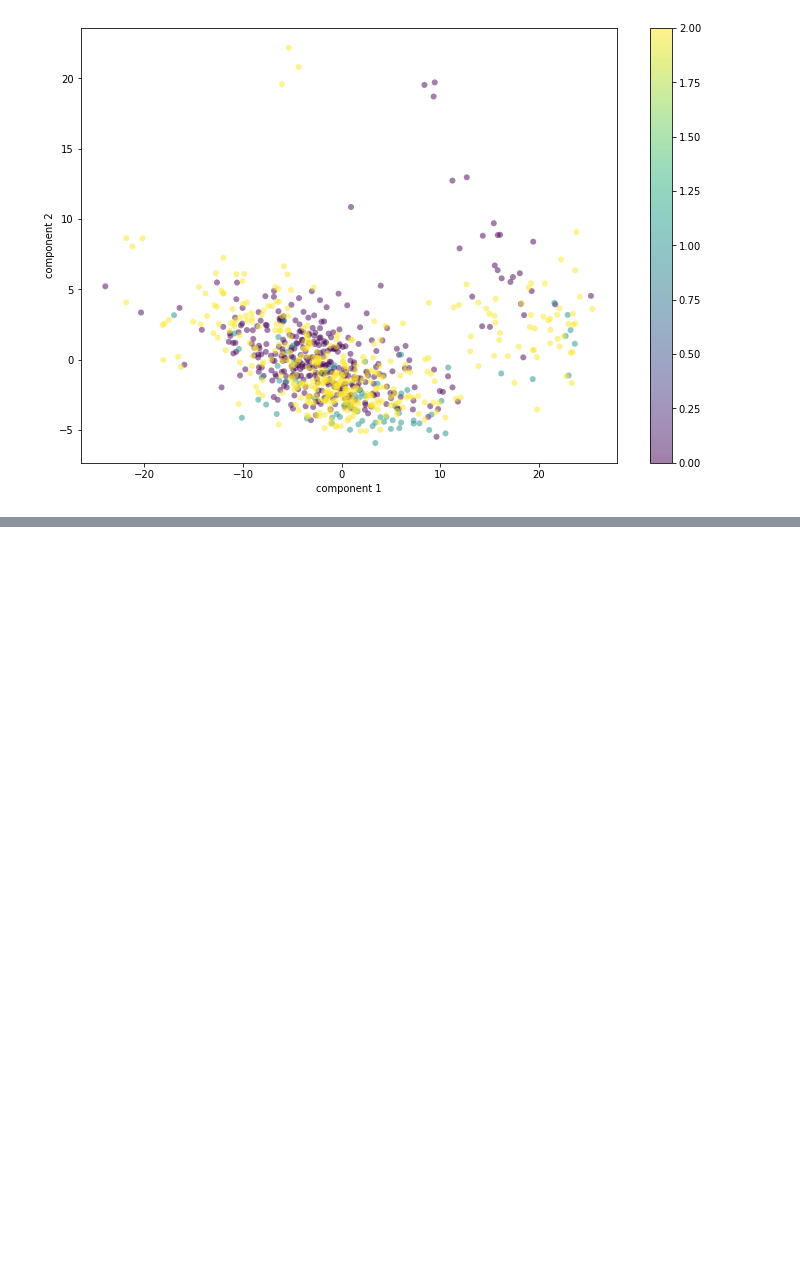
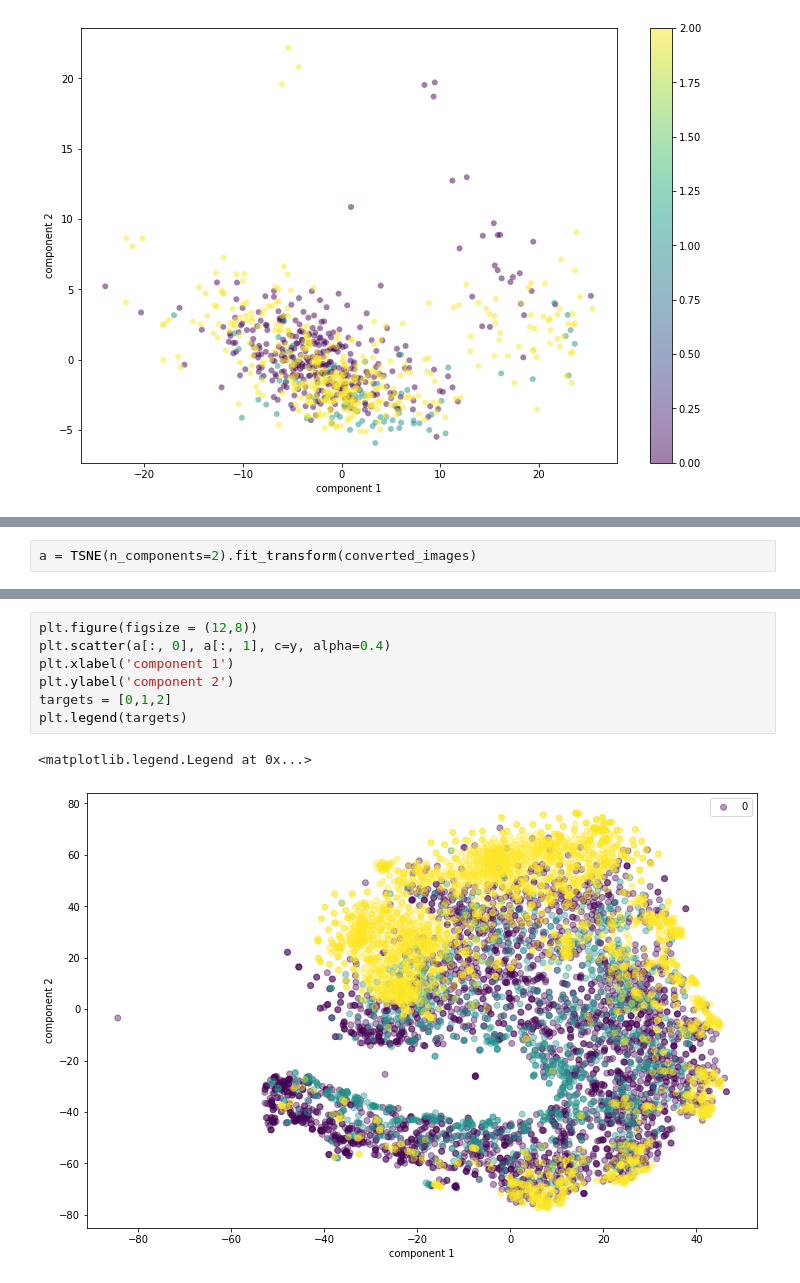
Before and after one commit to nicolasfacchinetti97/vocapra-apr-project, a Jupyter notebook: clustering.ipynb, the cells around one changed output, grey strips where cells are left out. Saved outputs shown, nothing was run; the diff lists cells and outputs as text; blank space fills up the shorter version.

```diff
--- a/clustering.ipynb
+++ b/clustering.ipynb
@@ -95,0 +205,2 @@ plt.colorbar();
+# %%
+a = TSNE(n_components=2).fit_transform(converted_images)
@@ -95,0 +211,10 @@ plt.colorbar();
+# %%
+plt.figure(figsize = (12,8))
+plt.scatter(a[:, 0], a[:, 1], c=y, alpha=0.4)
+plt.xlabel('component 1')
+plt.ylabel('component 2')
+targets = [0,1,2]
+plt.legend(targets)
+# %% [output]
+<matplotlib.legend.Legend at 0x...>
+[figure, added]
```
Also changed, not shown: parts of 42 cells of this notebook, 4 other files.
